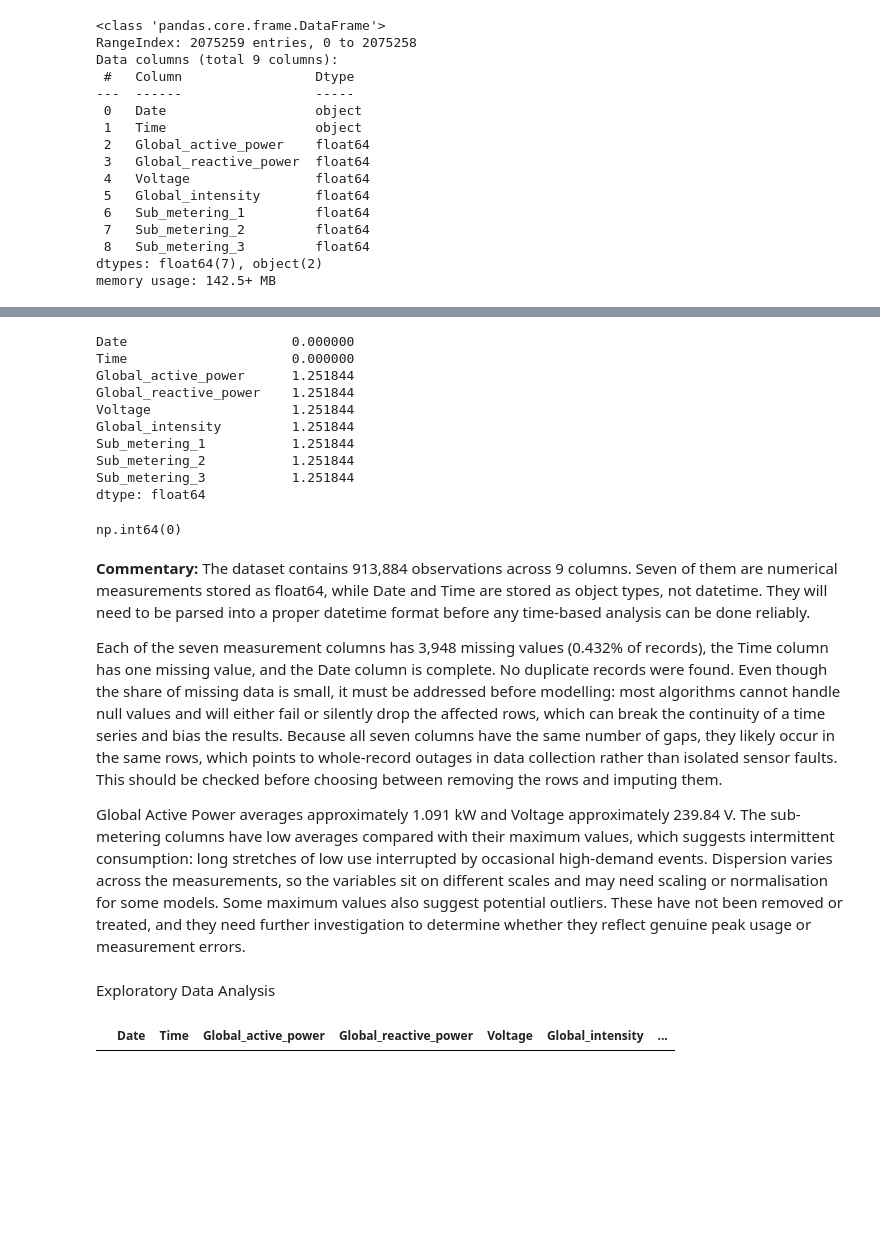
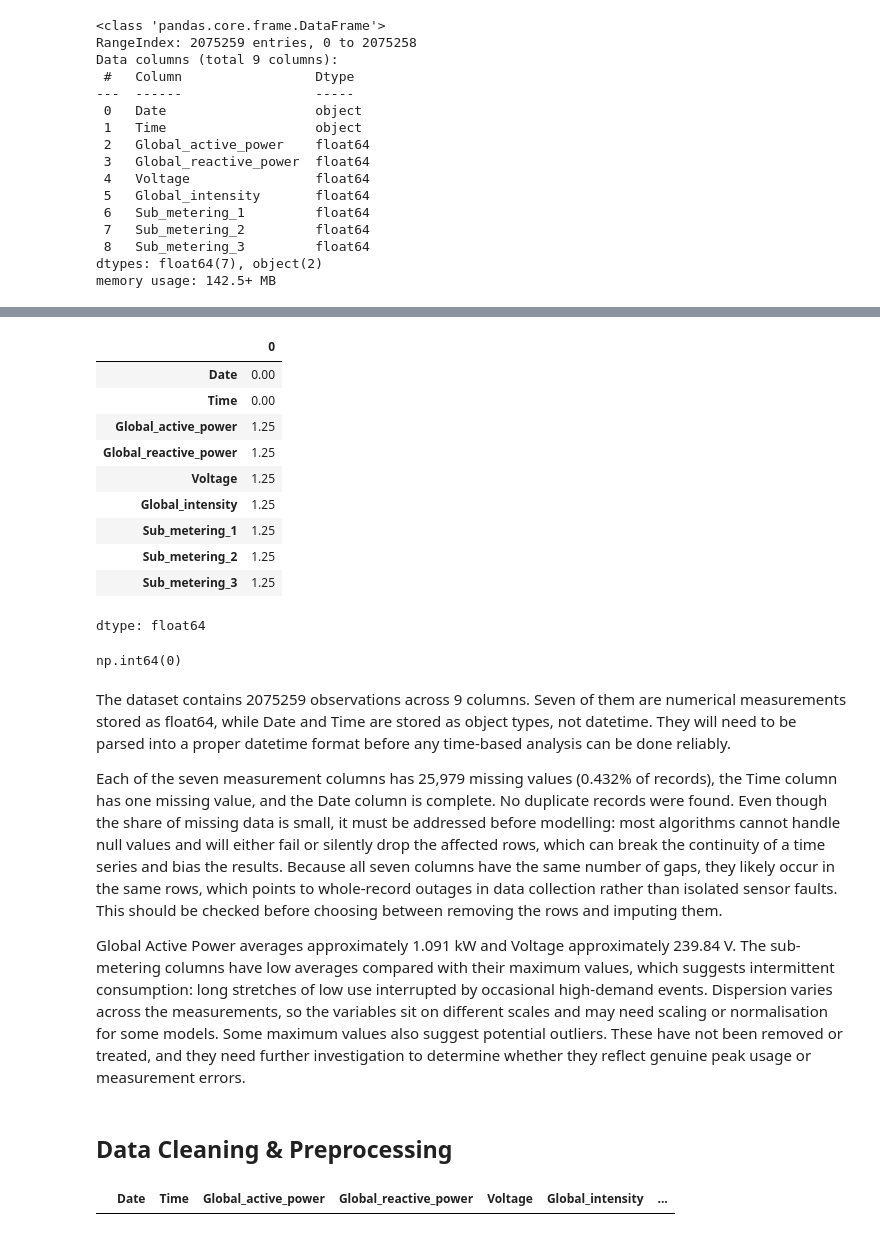
Before and after one commit to malikbennett/aai4001-household-power-forecast, a Jupyter notebook: notebooks/AAI4001_FinalProject_GroupX_IndustrialML.ipynb, the cells around one changed output, grey strips where cells are left out. Cells and saved outputs as stored; diff of their text form; code cells hidden in the pictures; blank space fills up the shorter version.

```diff
--- a/notebooks/AAI4001_FinalProject_GroupX_IndustrialML.ipynb
+++ b/notebooks/AAI4001_FinalProject_GroupX_IndustrialML.ipynb
@@ -75,30 +109,30 @@ Sub_metering_3           25979
 dtype: int64
 # %%
-print(df.isnull().mean() * 100)
+(df.isnull().mean() * 100).round(2)
 # %% [output]
+|  | 0 |
+| Date | 0.00 |
+| Time | 0.00 |
+| Global_active_power | 1.25 |
+| Global_reactive_power | 1.25 |
+| Voltage | 1.25 |
+| Global_intensity | 1.25 |
+| Sub_metering_1 | 1.25 |
+| Sub_metering_2 | 1.25 |
+| Sub_metering_3 | 1.25 |
-Date                     0.000000
-Time                     0.000000
-Global_active_power      1.251844
-Global_reactive_power    1.251844
-Voltage                  1.251844
-Global_intensity         1.251844
-Sub_metering_1           1.251844
-Sub_metering_2           1.251844
-Sub_metering_3           1.251844
 dtype: float64
 # %%
 df.duplicated().sum()
 # %% [output]
 np.int64(0)
 # %% [markdown]
-**Commentary:**
-The dataset contains 913,884 observations across 9 columns. Seven of them are numerical measurements stored as float64, while Date and Time are stored as object types, not datetime. They will need to be parsed into a proper datetime format before any time-based analysis can be done reliably.
+The dataset contains 2075259 observations across 9 columns. Seven of them are numerical measurements stored as float64, while Date and Time are stored as object types, not datetime. They will need to be parsed into a proper datetime format before any time-based analysis can be done reliably.
 
-Each of the seven measurement columns has 3,948 missing values (0.432% of records), the Time column has one missing value, and the Date column is complete. No duplicate records were found. Even though the share of missing data is small, it must be addressed before modelling: most algorithms cannot handle null values and will either fail or silently drop the affected rows, which can break the continuity of a time series and bias the results. Because all seven columns have the same number of gaps, they likely occur in the same rows, which points to whole-record outages in data collection rather than isolated sensor faults. This should be checked before choosing between removing the rows and imputing them.
+Each of the seven measurement columns has 25,979 missing values (0.432% of records), the Time column has one missing value, and the Date column is complete. No duplicate records were found. Even though the share of missing data is small, it must be addressed before modelling: most algorithms cannot handle null values and will either fail or silently drop the affected rows, which can break the continuity of a time series and bias the results. Because all seven columns have the same number of gaps, they likely occur in the same rows, which points to whole-record outages in data collection rather than isolated sensor faults. This should be checked before choosing between removing the rows and imputing them.
 
 Global Active Power averages approximately 1.091 kW and Voltage approximately 239.84 V. The sub-metering columns have low averages compared with their maximum values, which suggests intermittent consumption: long stretches of low use interrupted by occasional high-demand events. Dispersion varies across the measurements, so the variables sit on different scales and may need scaling or normalisation for some models. Some maximum values also suggest potential outliers. These have not been removed or treated, and they need further investigation to determine whether they reflect genuine peak usage or measurement errors.
-# %% [markdown]
-Exploratory Data Analysis
+# %% [markdown]
+## Data Cleaning & Preprocessing
 # %%
 df[df["Time"].isnull()]
 # %% [output]
```
Also changed, not shown: parts of 9 cells of this notebook.
